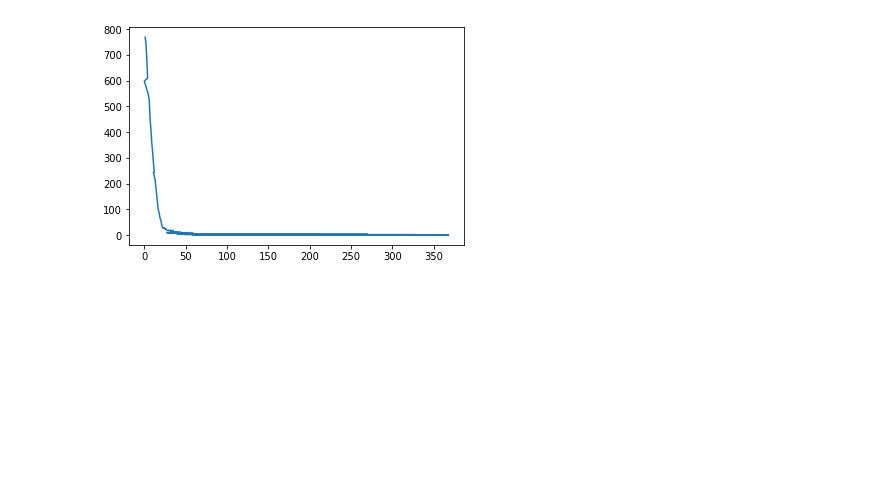
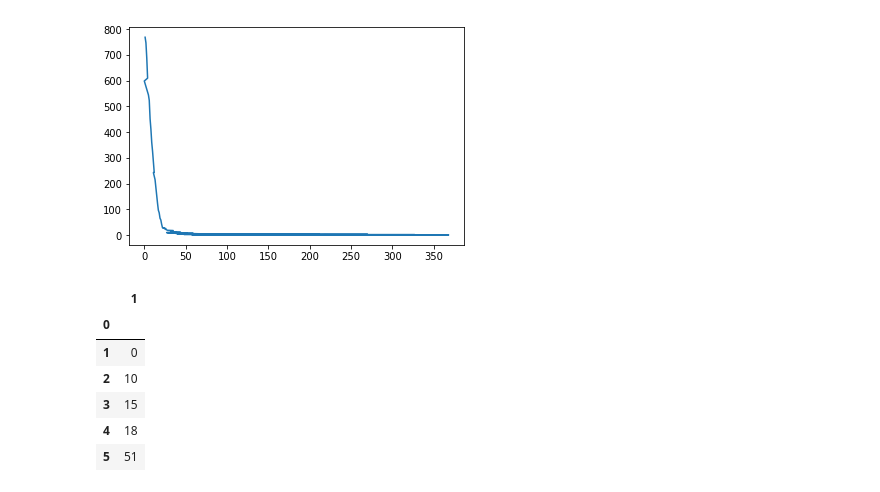
Before and after one commit to jwnich93/XRD-Analysis-and-Reporting-Tool, a Jupyter notebook: XRD_Data_Munging_Test_Read.ipynb, the cells around one changed output. Cells and saved outputs as stored; diff of their text form; code cells hidden in the pictures; blank space fills up the shorter version.

```diff
--- a/XRD_Data_Munging_Test_Read.ipynb
+++ b/XRD_Data_Munging_Test_Read.ipynb
@@ -69,3 +153,13 @@ query2[1].value_counts().plot()
 # %% [output]
 <matplotlib.axes._subplots.AxesSubplot at 0x...>
 [figure]
+# %%
+query2.head()
+# %% [output]
+|  | 1 |
+| 0 |  |
+| 1 | 0 |
+| 2 | 10 |
+| 3 | 15 |
+| 4 | 18 |
+| 5 | 51 |
```
Also changed, not shown: parts of 12 cells of this notebook.
